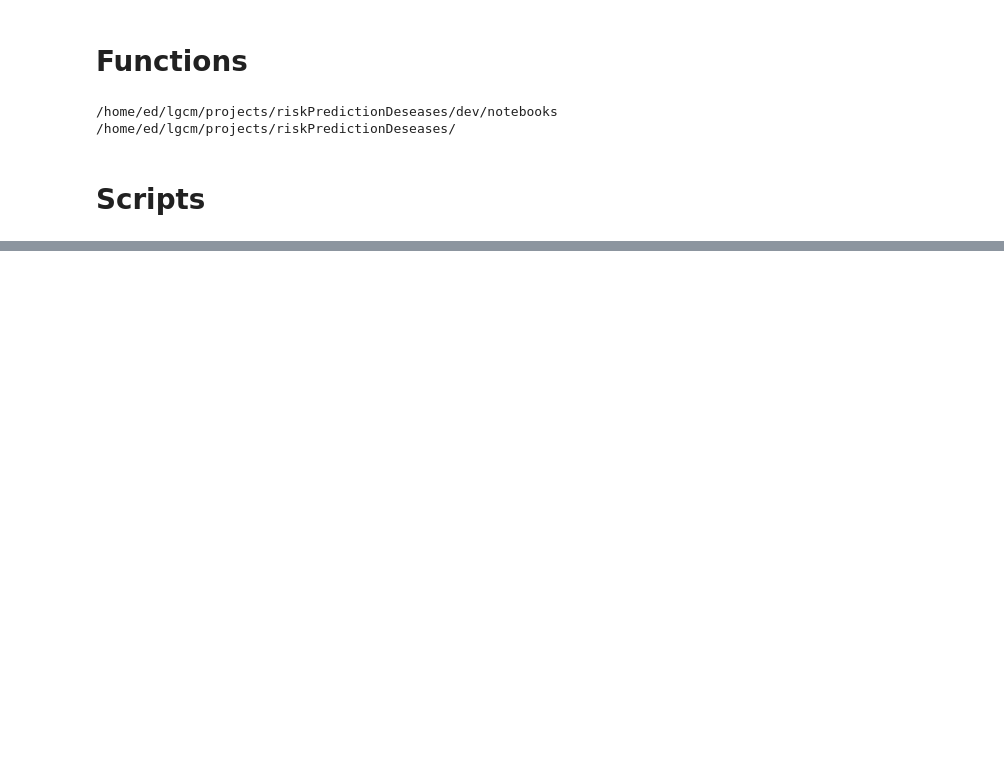
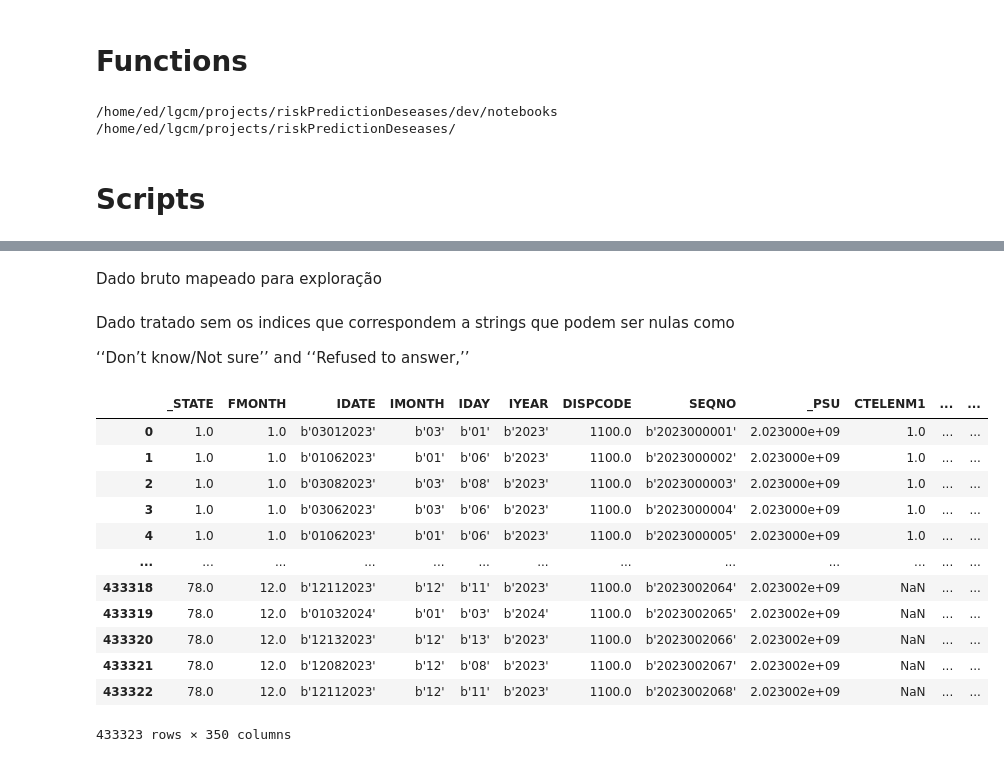
Before and after one commit to EdCarlos-dev/riskPredictionDeseases, a Jupyter notebook: dev/notebooks/03_dataTreatment_400_k_samples.ipynb, the cells around one changed output, grey strips where cells are left out. Drawn from its saved outputs; the diff is of its cells as text; code cells hidden in the pictures; blank space fills up the shorter version.

```diff
--- a/dev/notebooks/03_dataTreatment_400_k_samples.ipynb
+++ b/dev/notebooks/03_dataTreatment_400_k_samples.ipynb
@@ -48,0 +266,2 @@ def transform_dont_know_refused_to_nan(df):
+# %% [markdown]
+Dado bruto mapeado para exploração
@@ -48,0 +271,61 @@ def transform_dont_know_refused_to_nan(df):
+# %% [markdown]
+Dado tratado sem os indices que correspondem a strings que podem ser nulas como
+
+
+‘‘Don’t know/Not sure’’ and ‘‘Refused to answer,’’
+# %%
+
+def limpar_valores_indesejados_codebook(df_brfss, codebook_df, rotulos_invalidos):
+    """
+    Substitui por NaN os valores do DataFrame que correspondem a rótulos inválidos do codebook.
+
+    Parâmetros:
+        df_brfss (pd.DataFrame): dados originais com valores numéricos
+        codebook_df (pd.DataFrame): codebook com colunas 'SAS Variable Name', 'Value', 'Value Label'
+        rotulos_invalidos (list): lista de strings com rótulos que devem ser tratados como NaN
+
+    Retorno:
+        pd.DataFrame com valores substituídos por NaN onde os rótulos são inválidos
+    """
+    df_resultado = df_brfss.copy()
+
+    for coluna in df_resultado.columns:
+        try:
+            codebook_var = codebook_df[codebook_df['SAS Variable Name'] == coluna]
+            codebook_var = codebook_var.dropna(subset=['Value', 'Value Label'])
+
+            # Filtra os valores que têm rótulos indesejados
+            valores_invalidos = codebook_var[
+                codebook_var['Value Label'].str.strip().isin(rotulos_invalidos)
+            ]['Value']
+
+            # Converte para float para comparar com os dados
+            valores_invalidos_float = valores_invalidos.astype(float).tolist()
+
+            # Substitui no dado
+            df_resultado[coluna] = df_resultado[coluna].apply(
+                lambda x: np.nan if x in valores_invalidos_float else x
+            )
+
+        except Exception as e:
+            print(f"Erro ao processar coluna '{coluna}': {e}")
+            continue
+
+    return df_resultado
+# %%
+df_withhout_invalid = limpar_valores_indesejados_codebook(df_2023, codebook_2023, ["Refused","Don't know/Not sure"])
+df_withhout_invalid
+# %% [output]
+|  | _STATE | FMONTH | IDATE | IMONTH | IDAY | IYEAR | DISPCODE | SEQNO | _PSU | CTELENM1 | ... | ... |
+| 0 | 1.0 | 1.0 | b'03012023' | b'03' | b'01' | b'2023' | 1100.0 | b'2023000001' | 2.023000e+09 | 1.0 | ... | ... |
+| 1 | 1.0 | 1.0 | b'01062023' | b'01' | b'06' | b'2023' | 1100.0 | b'2023000002' | 2.023000e+09 | 1.0 | ... | ... |
+| 2 | 1.0 | 1.0 | b'03082023' | b'03' | b'08' | b'2023' | 1100.0 | b'2023000003' | 2.023000e+09 | 1.0 | ... | ... |
+| 3 | 1.0 | 1.0 | b'03062023' | b'03' | b'06' | b'2023' | 1100.0 | b'2023000004' | 2.023000e+09 | 1.0 | ... | ... |
+| 4 | 1.0 | 1.0 | b'01062023' | b'01' | b'06' | b'2023' | 1100.0 | b'2023000005' | 2.023000e+09 | 1.0 | ... | ... |
+| ... | ... | ... | ... | ... | ... | ... | ... | ... | ... | ... | ... | ... |
+| 433318 | 78.0 | 12.0 | b'12112023' | b'12' | b'11' | b'2023' | 1100.0 | b'2023002064' | 2.023002e+09 | NaN | ... | ... |
+| 433319 | 78.0 | 12.0 | b'01032024' | b'01' | b'03' | b'2024' | 1100.0 | b'2023002065' | 2.023002e+09 | NaN | ... | ... |
+| 433320 | 78.0 | 12.0 | b'12132023' | b'12' | b'13' | b'2023' | 1100.0 | b'2023002066' | 2.023002e+09 | NaN | ... | ... |
+| 433321 | 78.0 | 12.0 | b'12082023' | b'12' | b'08' | b'2023' | 1100.0 | b'2023002067' | 2.023002e+09 | NaN | ... | ... |
+| 433322 | 78.0 | 12.0 | b'12112023' | b'12' | b'11' | b'2023' | 1100.0 | b'2023002068' | 2.023002e+09 | NaN | ... | ... |
+433323 rows × 350 columns
```
Also changed, not shown: parts of 11 cells of this notebook, 1 other file.
